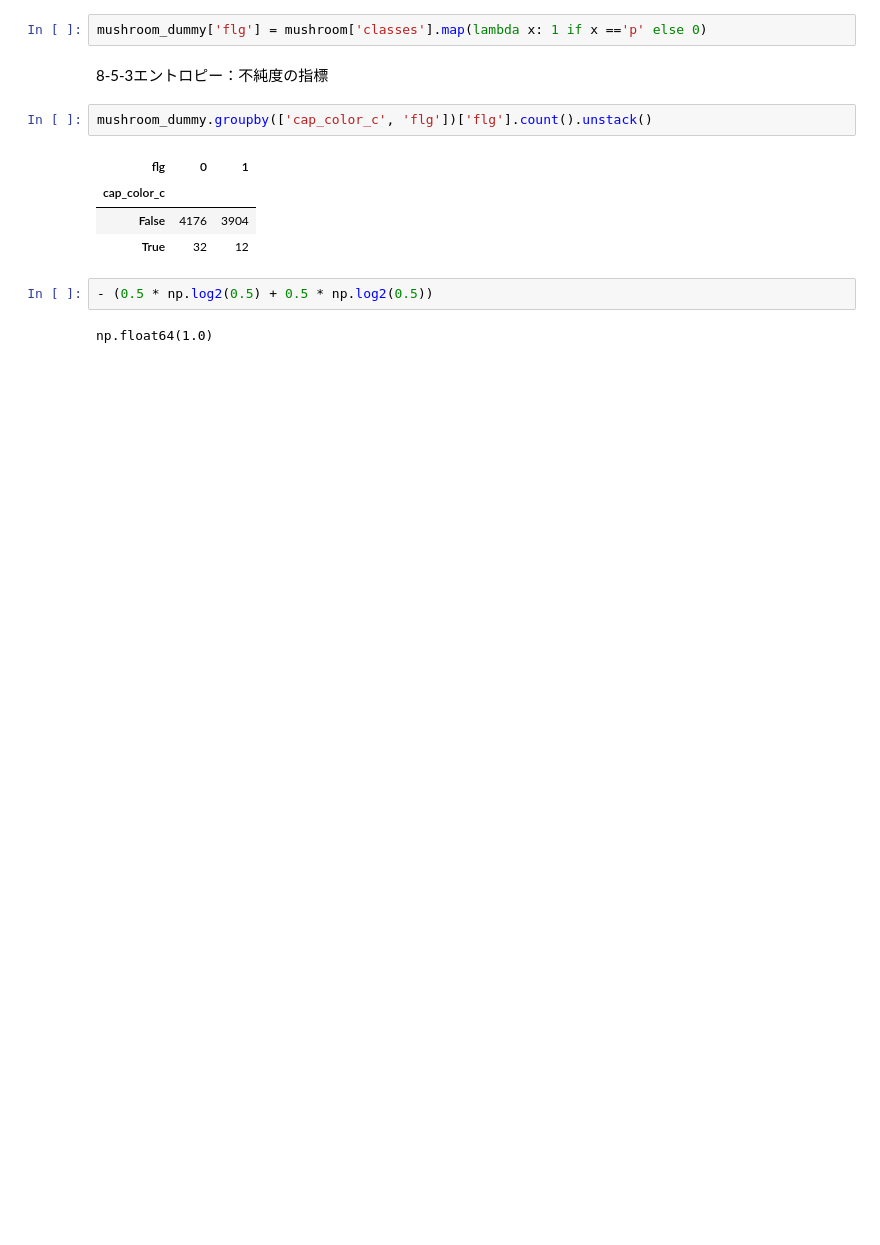
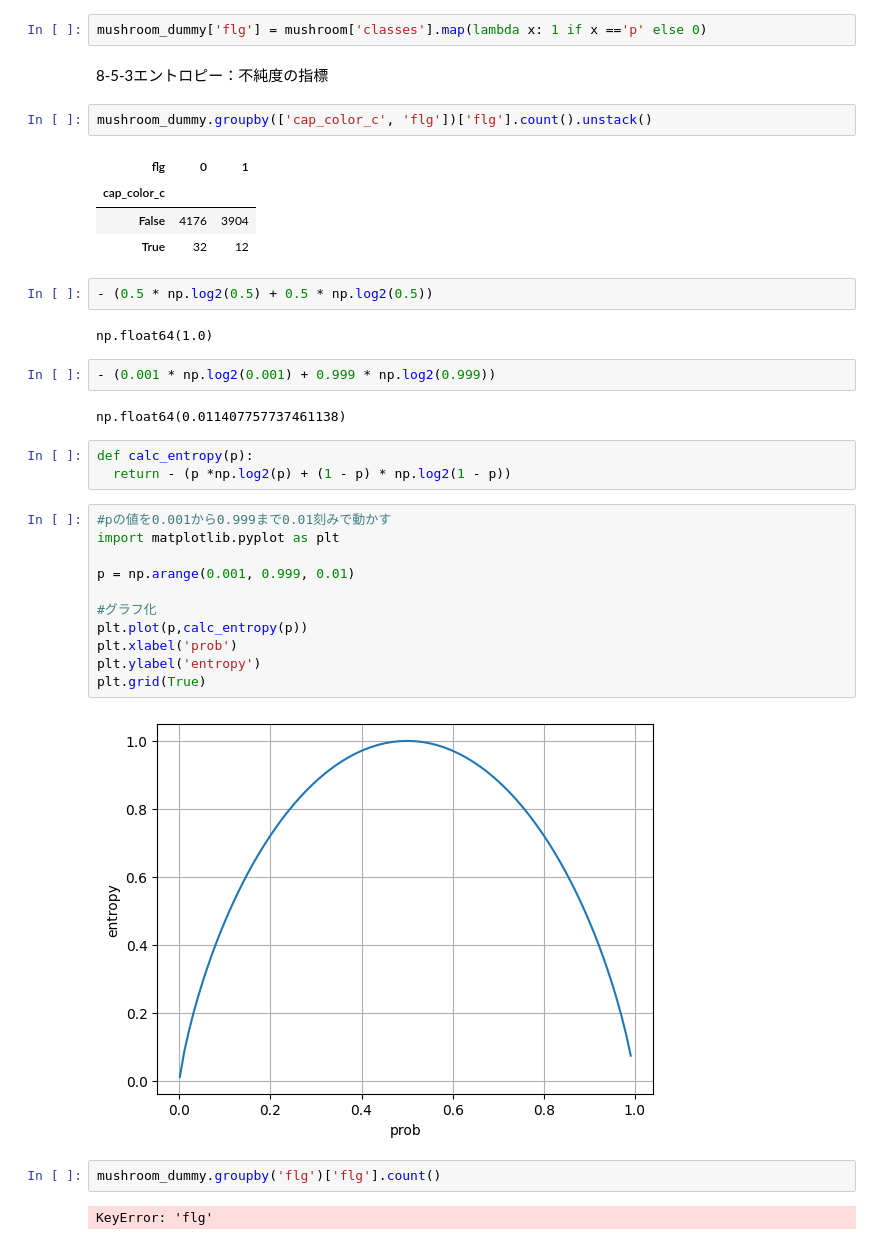
Before and after one commit to kazutani2003/EU_M_Math, a Jupyter notebook: Chap8_5.ipynb, the cells around one changed output. Cells and saved outputs as stored; diff of their text form; blank space fills up the shorter version.

```diff
--- a/Chap8_5.ipynb
+++ b/Chap8_5.ipynb
@@ -62,3 +62,27 @@ mushroom_dummy.groupby(['cap_color_c', 'flg'])['flg'].count().unstack()
 - (0.5 * np.log2(0.5) + 0.5 * np.log2(0.5))
 # %% [output]
 np.float64(1.0)
+# %%
+- (0.001 * np.log2(0.001) + 0.999 * np.log2(0.999))
+# %% [output]
+np.float64(0.011407757737461138)
+# %%
+def calc_entropy(p):
+  return - (p *np.log2(p) + (1 - p) * np.log2(1 - p))
+# %%
+#pの値を0.001から0.999まで0.01刻みで動かす
+import matplotlib.pyplot as plt
+
+p = np.arange(0.001, 0.999, 0.01)
+
+#グラフ化
+plt.plot(p,calc_entropy(p))
+plt.xlabel('prob')
+plt.ylabel('entropy')
+plt.grid(True)
+# %% [output]
+[figure, added]
+# %%
+mushroom_dummy.groupby('flg')['flg'].count()
+# %% [output]
+KeyError: 'flg'
```
Also changed, not shown: parts of 12 cells of this notebook.
